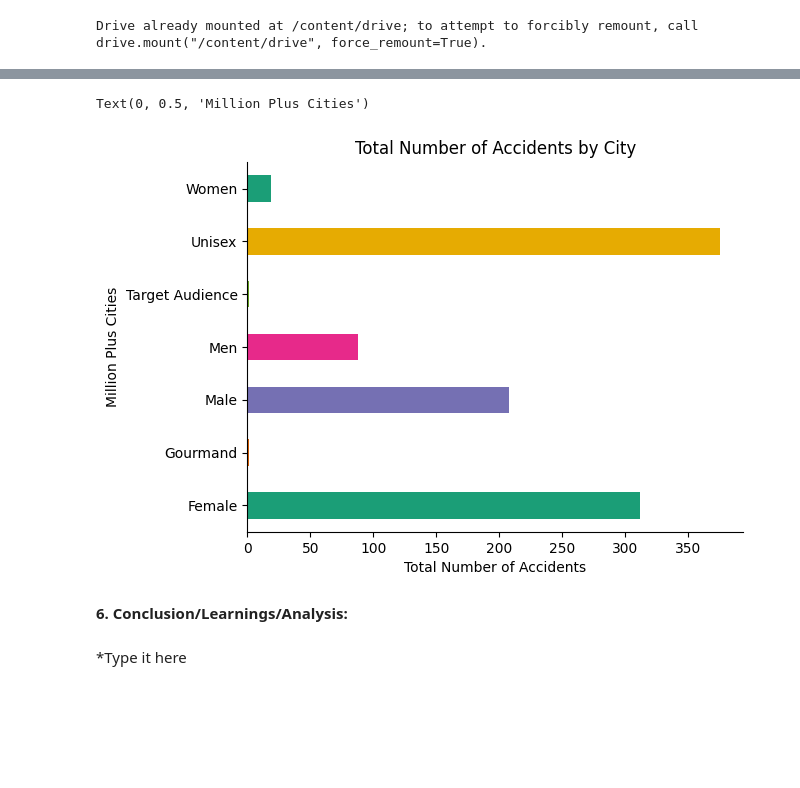
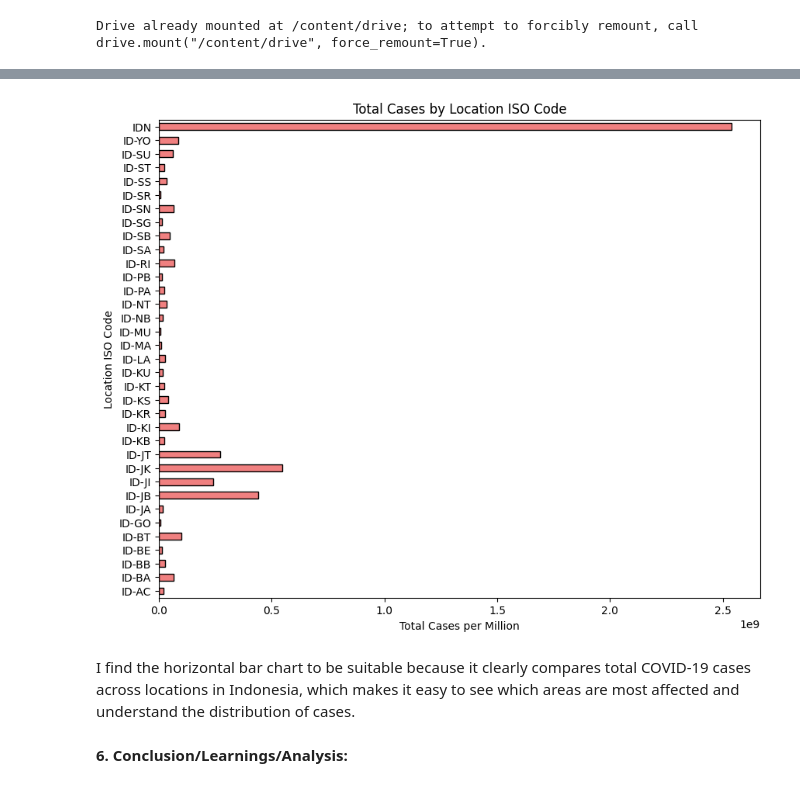
Before and after one commit to jamierosereyes/CPE-031-Visualizations-and-Data-Analysis, a Jupyter notebook: Hands_On_Activity_5___Chart_Type.ipynb, the cells around one changed output, grey strips where cells are left out. Cells and saved outputs as stored; diff of their text form; code cells hidden in the pictures; blank space fills up the shorter version.

```diff
--- a/Hands_On_Activity_5___Chart_Type.ipynb
+++ b/Hands_On_Activity_5___Chart_Type.ipynb
@@ -540,34 +556,21 @@ This analysis aims to identify which demographics are the most being targeted to
-# %%
-from matplotlib import pyplot as plt
-import seaborn as sns
-df2.groupby('target_audience').size().plot(kind='barh', color=sns.palettes.mpl_palette('Dark2'))
-plt.gca().spines[['top', 'right',]].set_visible(False)
-
-# Filter only 'Total number of Accidents'
-accidents = df2[df['Outcome of Incident'] == 'Total number of Accidents']
-
-# Group by City and sum counts
-city_counts = accidents.groupby('Million Plus Cities')['Count'].sum()
-
-# Plot bar chart (horizontal bars)
-plt.figure(figsize=(10, 8))
-city_counts.plot(kind='barh', color='lightcoral', edgecolor='black')
-
-# Add labels and title
-plt.title('Total Number of Accidents by City')
-plt.xlabel('Total Number of Accidents')
-plt.ylabel('Million Plus Cities')
-
-# Show chart
-plt.show()
-
-plt.title('Total Number of Accidents by City')
-plt.xlabel('Total Number of Accidents')
-plt.ylabel('Million Plus Cities')
-# %% [output]
-Text(0, 0.5, 'Million Plus Cities')
-[figure, removed]
+# %%
+# Filter data for 'Total Cases' and group by 'Location'
+location_cases = df2.groupby('Location ISO Code')['Total Cases'].sum()
+
+# Plot bar chart (horizontal bars)
+plt.figure(figsize=(10, 8))
+location_cases.plot(kind='barh', color='lightcoral', edgecolor='black')
+
+# Add labels and title
+plt.title('Total Cases by Location ISO Code')
+plt.xlabel('Total Cases per Million')
+plt.ylabel('Location ISO Code')
+
+# Show chart
+plt.show()
+# %% [output]
+[figure, added]
+# %% [markdown]
+I find the horizontal bar chart to be suitable because it clearly compares total COVID-19 cases across locations in Indonesia, which makes it easy to see which areas are most affected and understand the distribution of cases.
 # %% [markdown]
 **6. Conclusion/Learnings/Analysis:**
-# %% [markdown]
-*Type it here
```
Also changed, not shown: parts of 9 cells of this notebook.
